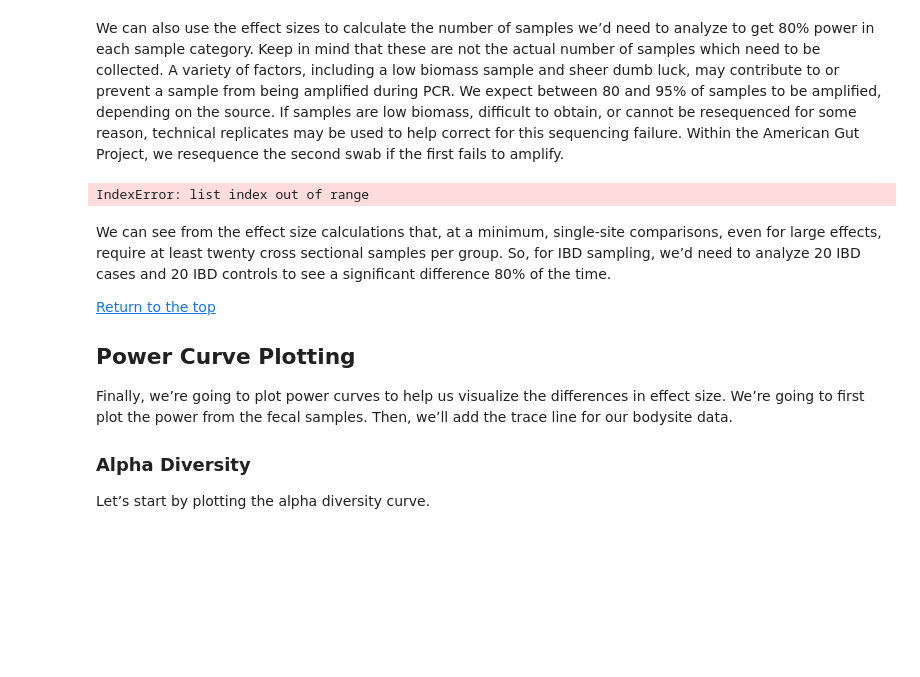
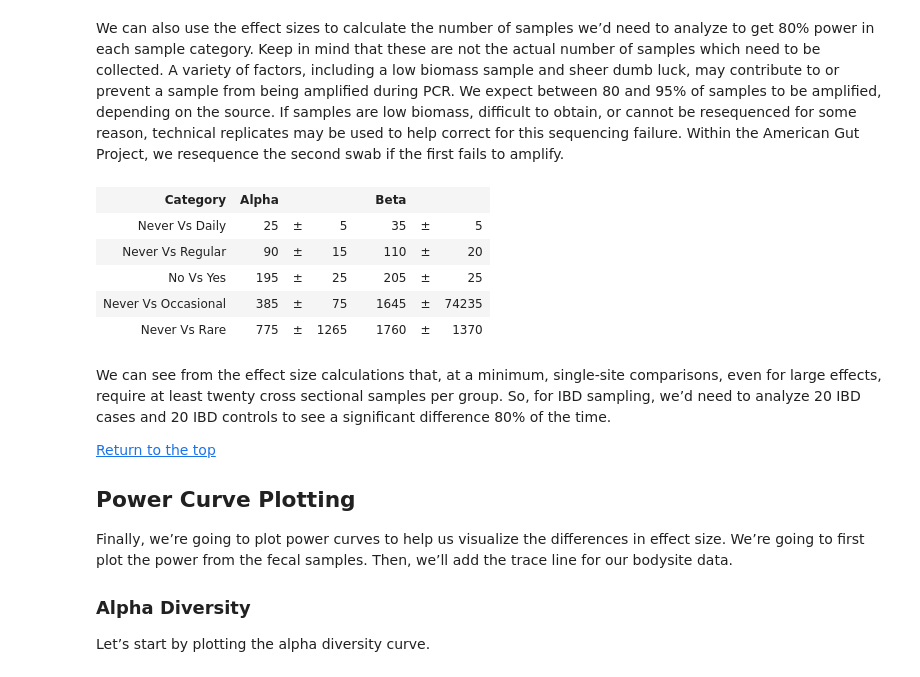
Before and after one commit to JWDebelius/American-Gut, a Jupyter notebook: ipynb/rounds1_14/102.Power Alcohol.ipynb, the cells around one changed output. Saved outputs shown, nothing was run; the diff lists cells and outputs as text; code cells hidden in the pictures; blank space fills up the shorter version.

```diff
--- a/ipynb/rounds1_14/102.Power Alcohol.ipynb
+++ b/ipynb/rounds1_14/102.Power Alcohol.ipynb
@@ -1732,12 +1751,17 @@ if plot_colormap is not None:
 # %% [markdown]
 We can also use the effect sizes to calculate the number of samples we’d need to analyze to get 80% power in each sample category. Keep in mind that these are not the actual number of samples which need to be collected. A variety of factors, including a low biomass sample and sheer dumb luck, may contribute to or prevent a sample from being amplified during PCR. We expect between 80 and 95% of samples to be amplified, depending on the source. If samples are low biomass, difficult to obtain, or cannot be resequenced for some reason, technical replicates may be used to help correct for this sequencing failure. Within the American Gut Project, we resequence the second swab if the first fails to amplify.
 # %%
-html_table = pp.summarize_effect(plot_order, zip(*[labels, ['', '', '', '']]), a_eff_means, b_eff_means,
+html_table = pp.summarize_effect(plot_order, zip(*[labels, ['', '', '', '', '']]), a_eff_means, b_eff_means,
                                  a_eff_bounds, b_eff_bounds)
 # html_table
 HTML(html_table)
 # %% [output]
-IndexError: list index out of range
+| Category | Alpha |  |  |  | Beta |  |  |
+| Never Vs Daily | 25 | ± | 5 |  | 35 | ± | 5 |
+| Never Vs Regular | 90 | ± | 15 |  | 110 | ± | 20 |
+| No Vs Yes | 195 | ± | 25 |  | 205 | ± | 25 |
+| Never Vs Occasional | 385 | ± | 75 |  | 1645 | ± | 74235 |
+| Never Vs Rare | 775 | ± | 1265 |  | 1760 | ± | 1370 |
 # %% [markdown]
 We can see from the effect size calculations that, at a minimum, single-site comparisons, even for large effects, require at least twenty cross sectional samples per group. So, for IBD sampling, we’d need to analyze 20 IBD cases and 20 IBD controls to see a significant difference 80% of the time.
 
```
Also changed, not shown: parts of 13 cells of this notebook, 2 other files.
